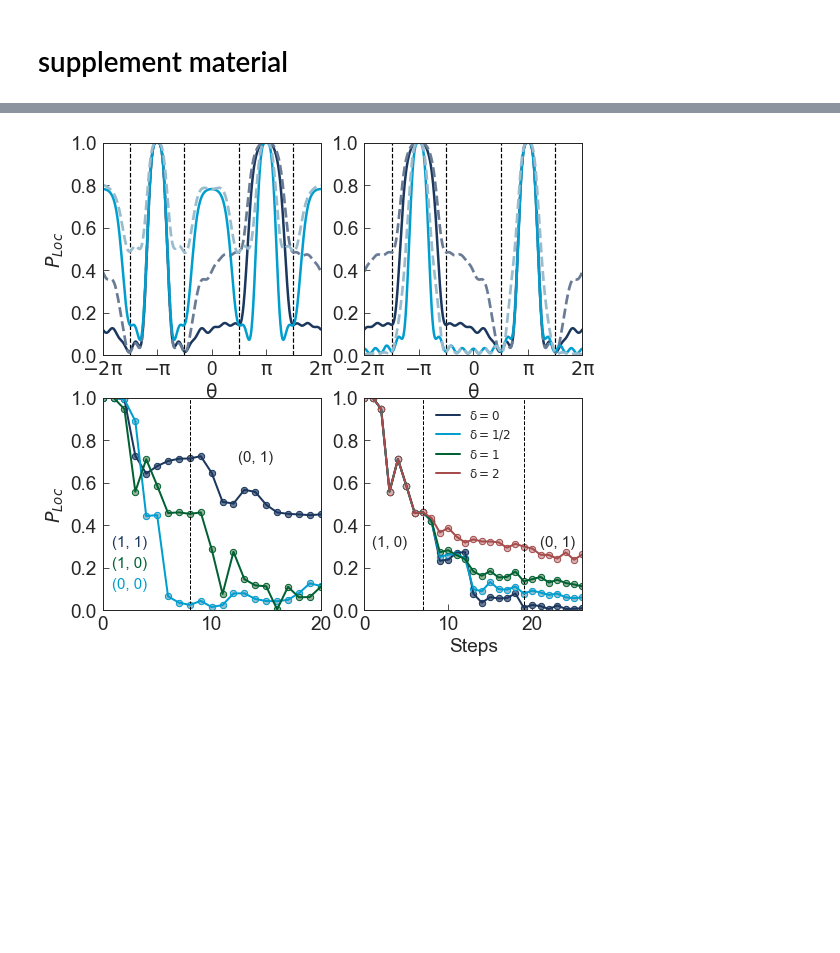
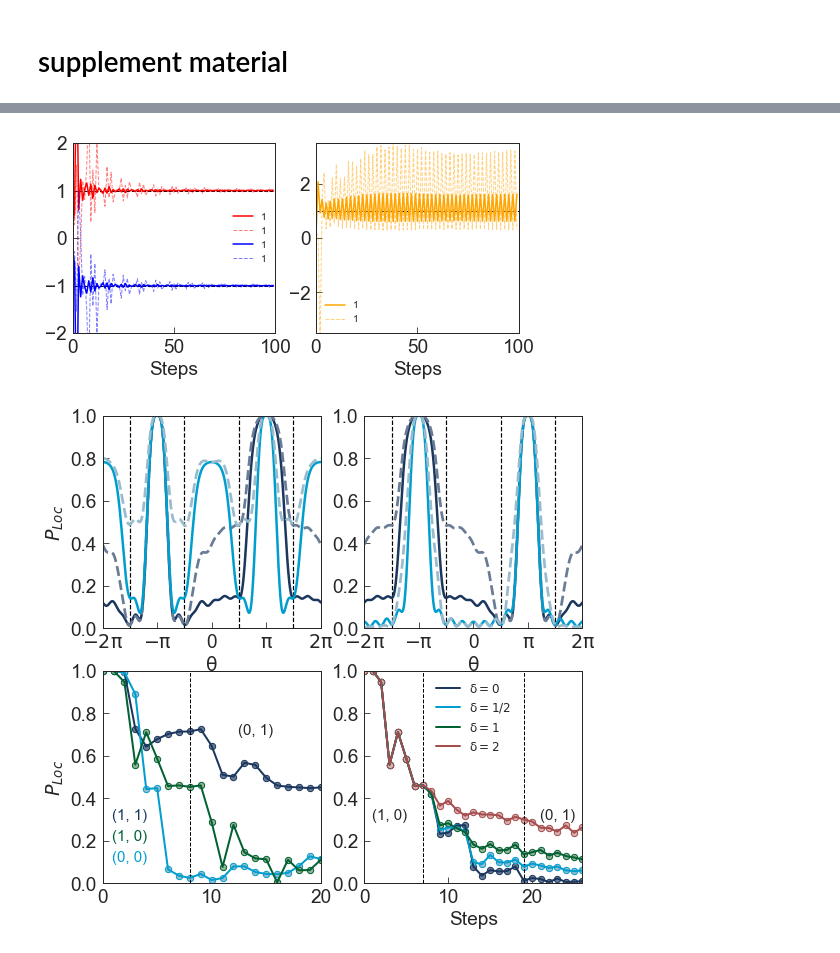
Before and after one commit to HAOQINGZHANG1234/quantumwalk, a Jupyter notebook: code/Fig for paper reorgnized.ipynb, the cells around one changed output, grey strips where cells are left out. Cells and saved outputs as stored; diff of their text form; code cells hidden in the pictures; blank space fills up the shorter version.

```diff
--- a/code/Fig for paper reorgnized.ipynb
+++ b/code/Fig for paper reorgnized.ipynb
@@ -1141,3 +1036,40 @@ def f_dis(theta_1, theta_2, theta_3, n1, n2, n3, n4, init_state, p, dis):
+# %%
+plt.figure(figsize=(8,3.5))
+
+plt.subplot(1,2,1)
+theta_1 = np.pi/4
+theta_2 = np.pi/2
+theta_3 = -np.pi/2
+a,b = plot_func(theta_1,theta_2)
+c,d = plot_func(theta_1,theta_3)
+plt.plot(range(100), a, c='r', lw=1.5, label='1')
+plt.plot(range(100), b, c='r', lw=1, ls='--',alpha=0.5, label='1')
+plt.plot(range(100), c, c='b', lw=1.5, label='1')
+plt.plot(range(100), d, c='b', lw=1, ls='--',alpha=0.5, label='1')
+plt.hlines(1, 0, 100, linestyles = "dashed",lw=1)
+plt.hlines(-1, 0, 100, linestyles = "dashed",lw=1)
+plt.xlabel('Steps')
+plt.xlim((0,100))
+plt.ylim((-2,2))
+plt.legend(loc='best',fontsize=10,frameon=False)
+
+plt.subplot(1,2,2)
+theta_1 = np.pi/4+np.pi/16
+theta_2 = np.pi/4
+
+a,b = plot_func(theta_1,theta_2)
+plt.plot(range(100), a, c='orange', lw=1.5, label='1')
+plt.plot(range(100), b, c='orange', lw=1, ls='--',alpha=0.5, label='1')
+plt.hlines(1, 0, 100, linestyles = "dashed",lw=1)
+
+plt.xlabel('Steps')
+plt.xlim((0,100))
+plt.ylim((-3.5,3.5))
+plt.legend(loc='best',fontsize=10,frameon=False)
+
+plt.savefig('../Figure/verify.pdf')
+# %% [output]
+[figure, added]
 # %%
 plt.figure(figsize=(8.6,8.6))
 xi_1=1
```
Also changed, not shown: parts of 38 cells of this notebook, 54 other files.
